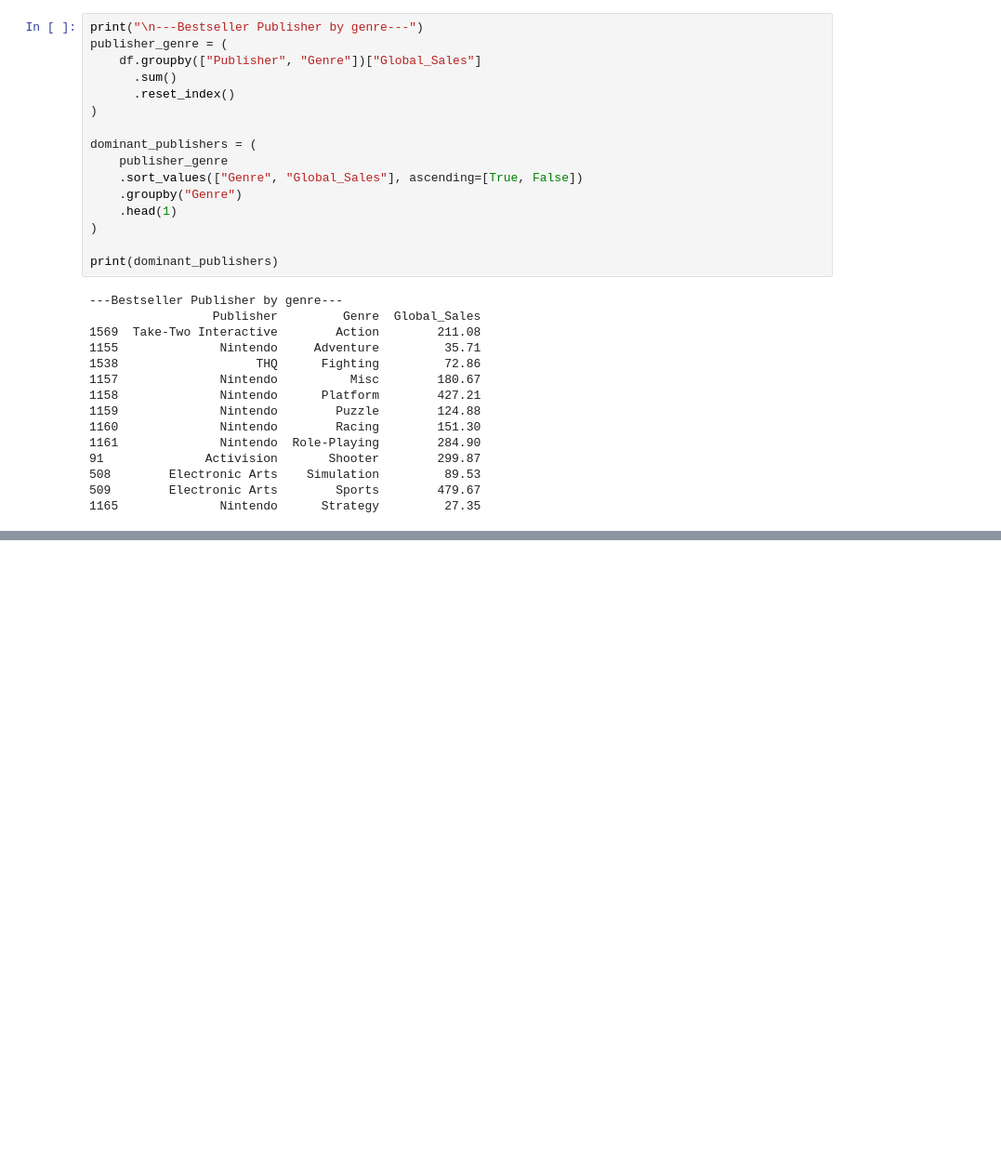
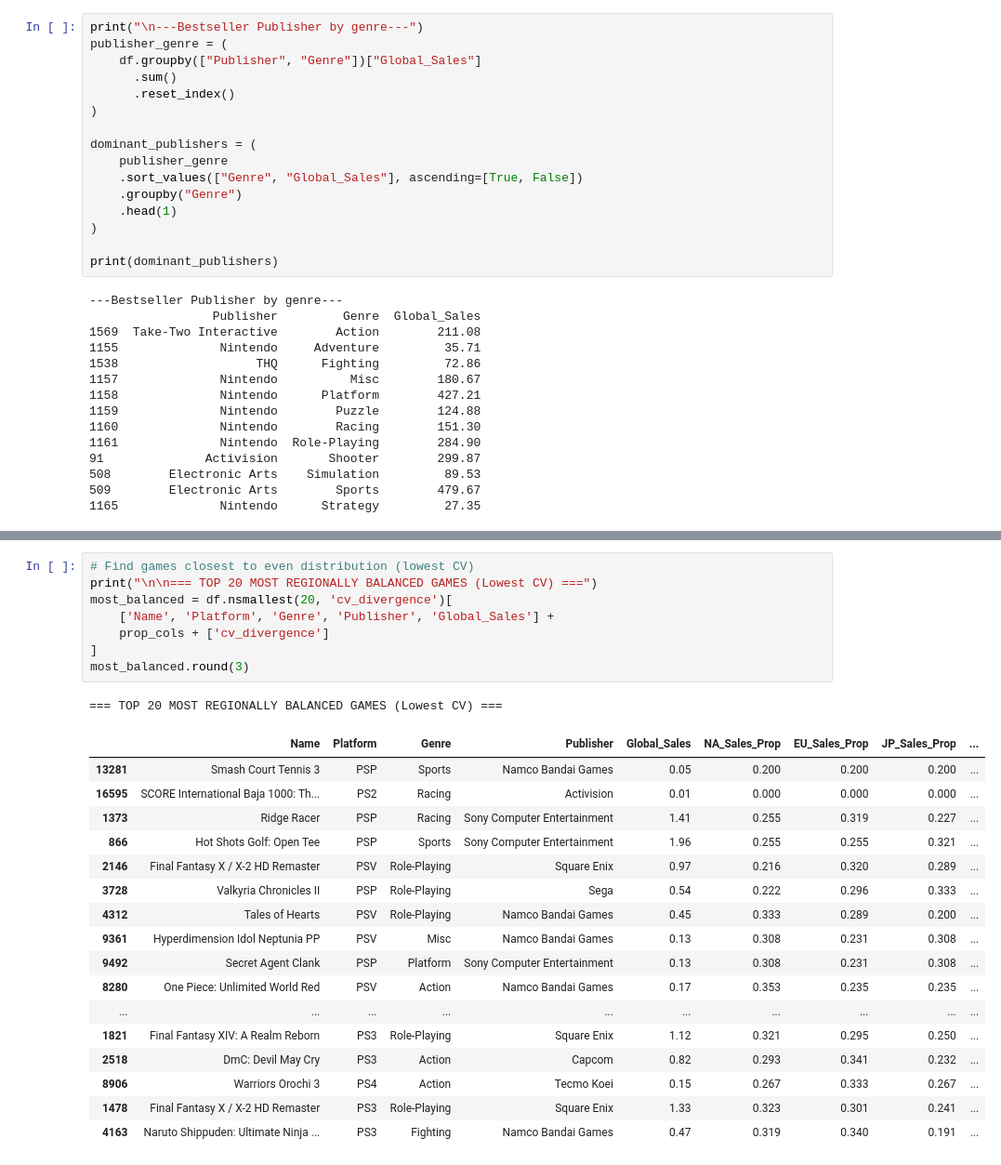
Before and after one commit to benzartimelek/Global_Video_Game_Sales_Evaluation, a Jupyter notebook: Project.ipynb, the cells around one changed output, grey strips where cells are left out. Shown: that part at 93% size. Saved outputs shown, nothing was run; the diff lists cells and outputs as text; blank space fills up the shorter version.

```diff
--- a/Project.ipynb
+++ b/Project.ipynb
@@ -645,0 +1173,27 @@ print(dominant_publishers)
+# %%
+# Find games closest to even distribution (lowest CV)
+print("\n\n=== TOP 20 MOST REGIONALLY BALANCED GAMES (Lowest CV) ===")
+most_balanced = df.nsmallest(20, 'cv_divergence')[
+    ['Name', 'Platform', 'Genre', 'Publisher', 'Global_Sales'] +
+    prop_cols + ['cv_divergence']
+]
+most_balanced.round(3)
+# %% [output]
+=== TOP 20 MOST REGIONALLY BALANCED GAMES (Lowest CV) ===
+|  | Name | Platform | Genre | Publisher | Global_Sales | NA_Sales_Prop | EU_Sales_Prop | JP_Sales_Prop | ... |
+| 13281 | Smash Court Tennis 3 | PSP | Sports | Namco Bandai Games | 0.05 | 0.200 | 0.200 | 0.200 | ... |
+| 16595 | SCORE International Baja 1000: Th... | PS2 | Racing | Activision | 0.01 | 0.000 | 0.000 | 0.000 | ... |
+| 1373 | Ridge Racer | PSP | Racing | Sony Computer Entertainment | 1.41 | 0.255 | 0.319 | 0.227 | ... |
+| 866 | Hot Shots Golf: Open Tee | PSP | Sports | Sony Computer Entertainment | 1.96 | 0.255 | 0.255 | 0.321 | ... |
+| 2146 | Final Fantasy X / X-2 HD Remaster | PSV | Role-Playing | Square Enix | 0.97 | 0.216 | 0.320 | 0.289 | ... |
+| 3728 | Valkyria Chronicles II | PSP | Role-Playing | Sega | 0.54 | 0.222 | 0.296 | 0.333 | ... |
+| 4312 | Tales of Hearts | PSV | Role-Playing | Namco Bandai Games | 0.45 | 0.333 | 0.289 | 0.200 | ... |
+| 9361 | Hyperdimension Idol Neptunia PP | PSV | Misc | Namco Bandai Games | 0.13 | 0.308 | 0.231 | 0.308 | ... |
+| 9492 | Secret Agent Clank | PSP | Platform | Sony Computer Entertainment | 0.13 | 0.308 | 0.231 | 0.308 | ... |
+| 8280 | One Piece: Unlimited World Red | PSV | Action | Namco Bandai Games | 0.17 | 0.353 | 0.235 | 0.235 | ... |
+| ... | ... | ... | ... | ... | ... | ... | ... | ... | ... |
+| 1821 | Final Fantasy XIV: A Realm Reborn | PS3 | Role-Playing | Square Enix | 1.12 | 0.321 | 0.295 | 0.250 | ... |
+| 2518 | DmC: Devil May Cry | PS3 | Action | Capcom | 0.82 | 0.293 | 0.341 | 0.232 | ... |
+| 8906 | Warriors Orochi 3 | PS4 | Action | Tecmo Koei | 0.15 | 0.267 | 0.333 | 0.267 | ... |
+| 1478 | Final Fantasy X / X-2 HD Remaster | PS3 | Role-Playing | Square Enix | 1.33 | 0.323 | 0.301 | 0.241 | ... |
+| 4163 | Naruto Shippuden: Ultimate Ninja ... | PS3 | Fighting | Namco Bandai Games | 0.47 | 0.319 | 0.340 | 0.191 | ... |
```
Also changed, not shown: parts of 92 cells of this notebook.
